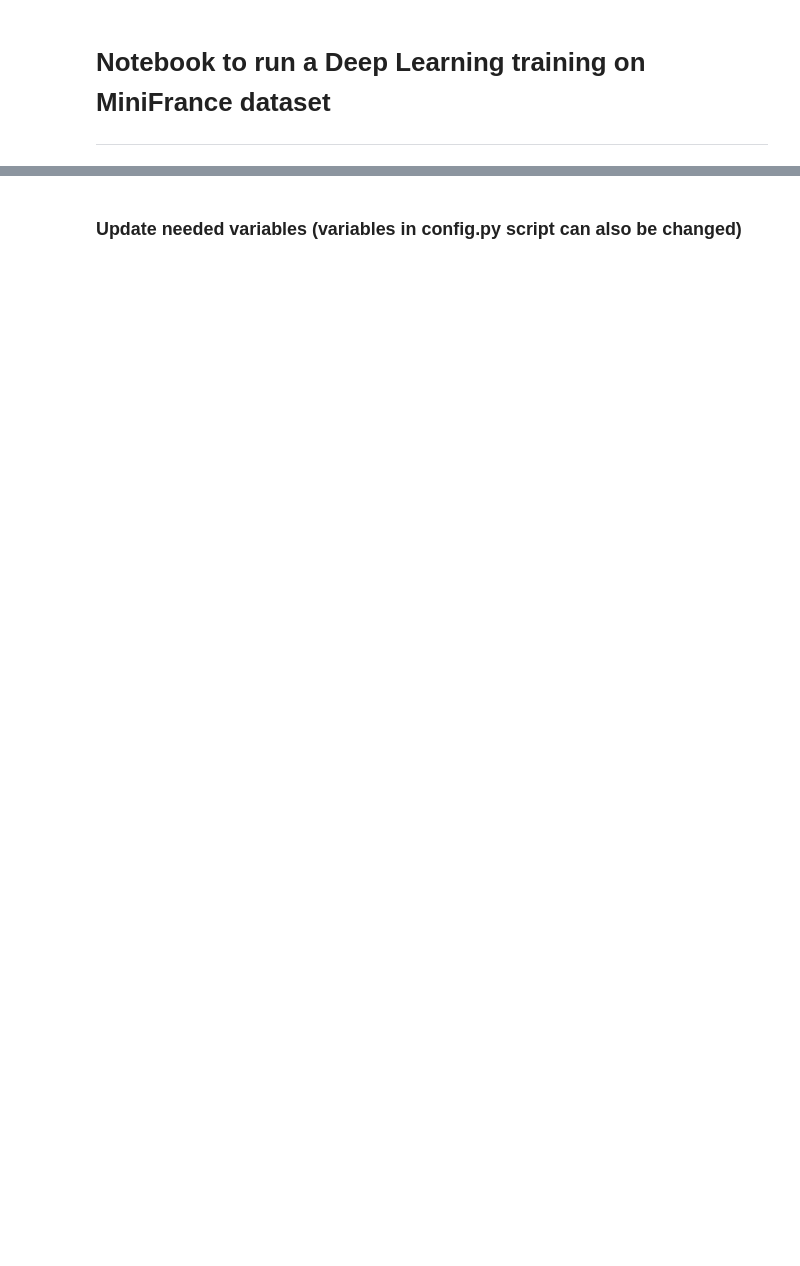
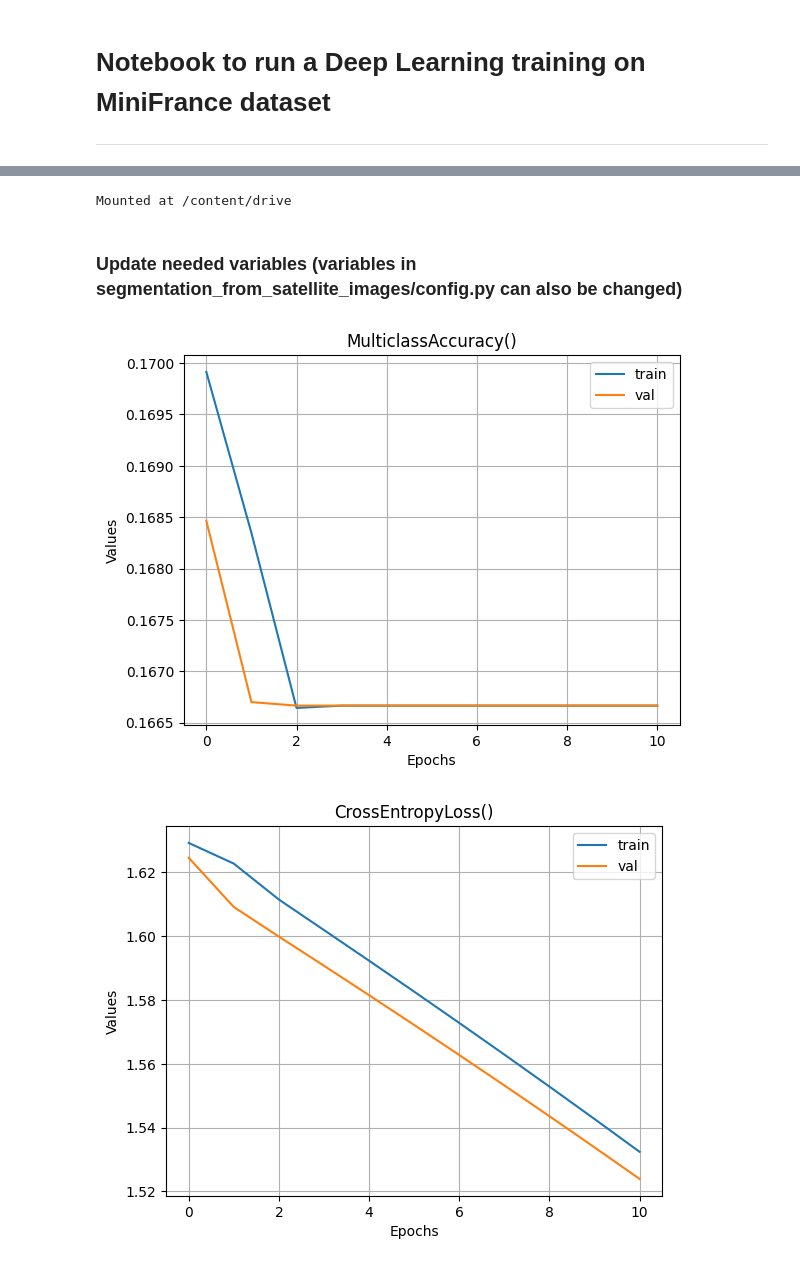
Before and after one commit to Apiquet/segmentation_from_satellite_images, a Jupyter notebook: train.ipynb, the cells around one changed output, grey strips where cells are left out. Cells and saved outputs as stored; diff of their text form; code cells hidden in the pictures; blank space fills up the shorter version.

Commit message:
feat: colab notebook working

```diff
--- a/train.ipynb
+++ b/train.ipynb
@@ -11,0 +40,5 @@
+# %%
+from google.colab import drive
+drive.mount('/content/drive', force_remount=True)
+# %% [output]
+Mounted at /content/drive
@@ -12,10 +48,13 @@
 # %%
 from segmentation_from_satellite_images.train import run_training
 # %% [markdown]
-### Update needed variables (variables in config.py script can also be changed)
+### Update needed variables (variables in segmentation_from_satellite_images/config.py can also be changed)
 # %%
 from pathlib import Path
-training_dir = Path("")
-db_path = Path("")
-gee_project_name = ""
+training_dir = Path("/content/training_results")
+db_path = Path("/content/drive/MyDrive/Knowledge/tests/segmentation/MiniFrance")
+gee_project_name = "ee-apiquet"
 run_training(training_dir=training_dir, db_path=db_path, gee_project_name=gee_project_name)
+# %% [output]
+[figure, added]
+[figure, added]
```
Also changed, not shown: parts of 5 cells of this notebook.
